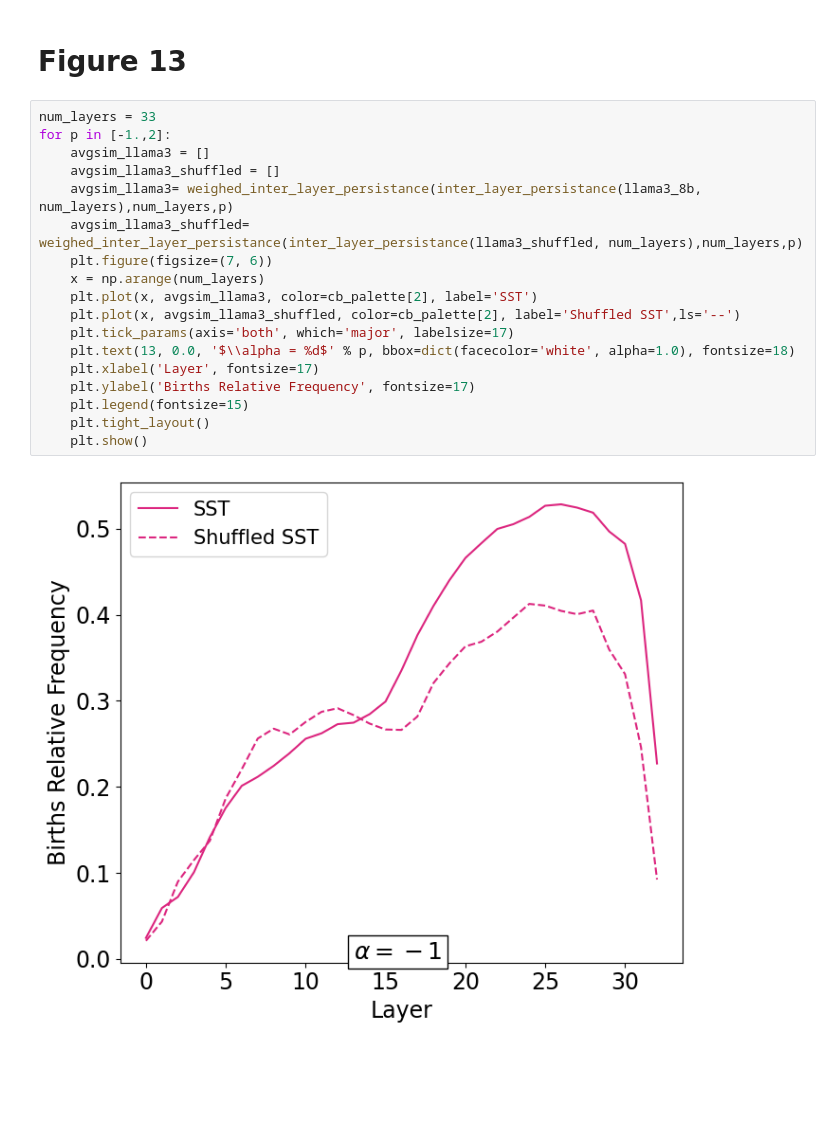
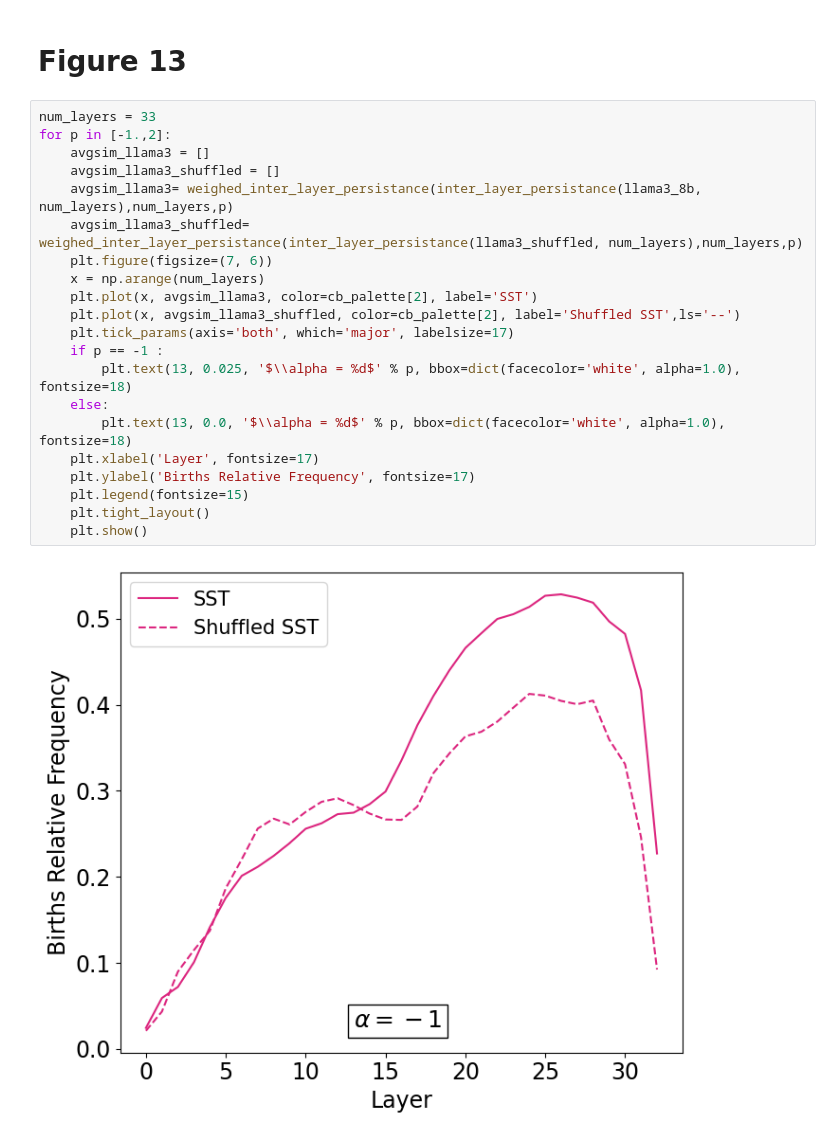
Before and after one commit to YuriGardinazzi/conferenceProject, a Jupyter notebook: src/plots/Appendix.ipynb, the cells around one changed output. Drawn from its saved outputs; the diff is of its cells as text; blank space fills up the shorter version.

```diff
--- a/src/plots/Appendix.ipynb
+++ b/src/plots/Appendix.ipynb
@@ -776,21 +776,24 @@ for p in [-1.,2]:
 # %%
 num_layers = 33
 for p in [-1.,2]:
     avgsim_llama3 = []
     avgsim_llama3_shuffled = []
     avgsim_llama3= weighed_inter_layer_persistance(inter_layer_persistance(llama3_8b, num_layers),num_layers,p)
     avgsim_llama3_shuffled= weighed_inter_layer_persistance(inter_layer_persistance(llama3_shuffled, num_layers),num_layers,p)
     plt.figure(figsize=(7, 6))
     x = np.arange(num_layers)
     plt.plot(x, avgsim_llama3, color=cb_palette[2], label='SST')
     plt.plot(x, avgsim_llama3_shuffled, color=cb_palette[2], label='Shuffled SST',ls='--')
     plt.tick_params(axis='both', which='major', labelsize=17)
-    plt.text(13, 0.0, '$\\alpha = %d$' % p, bbox=dict(facecolor='white', alpha=1.0), fontsize=18)
+    if p == -1 :
+        plt.text(13, 0.025, '$\\alpha = %d$' % p, bbox=dict(facecolor='white', alpha=1.0), fontsize=18)
+    else:
+        plt.text(13, 0.0, '$\\alpha = %d$' % p, bbox=dict(facecolor='white', alpha=1.0), fontsize=18)
     plt.xlabel('Layer', fontsize=17)
     plt.ylabel('Births Relative Frequency', fontsize=17)
     plt.legend(fontsize=15)
     plt.tight_layout()
     plt.show()
 # %% [output]
-[figure, old version]
+[figure, new version]
 [figure]
```
